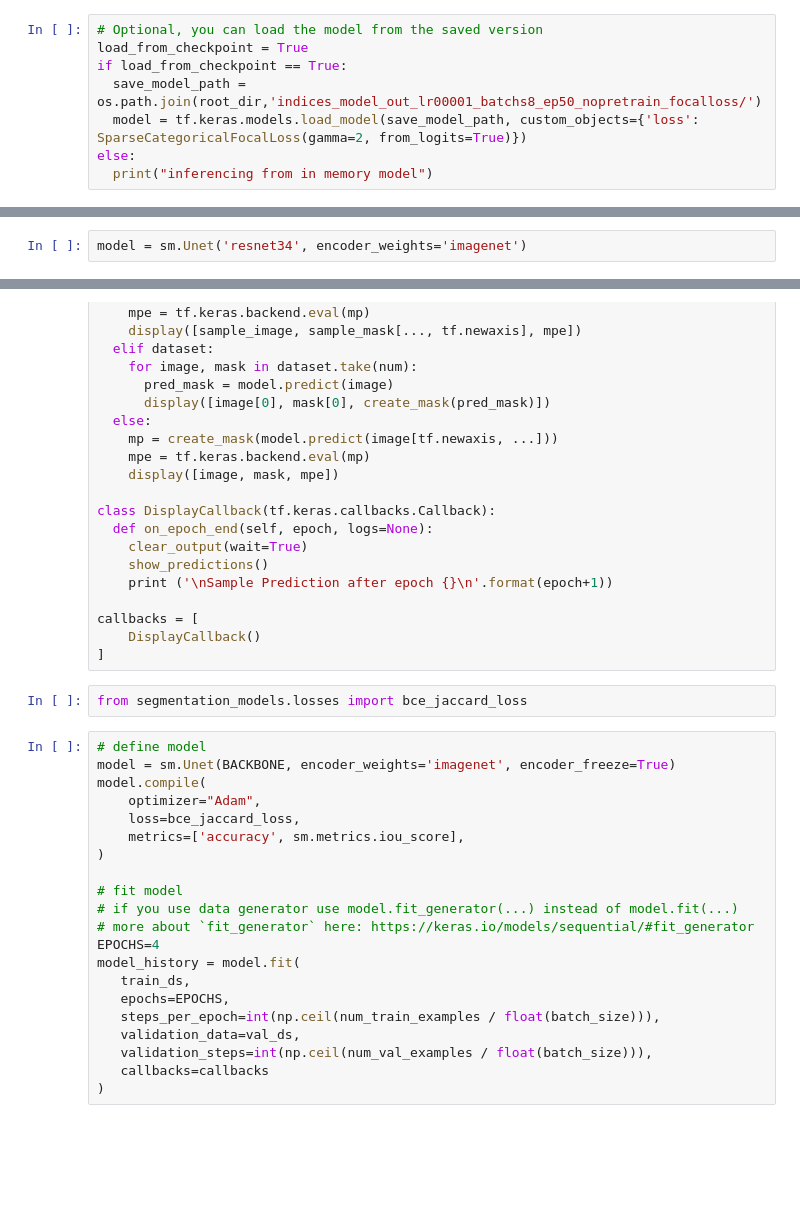
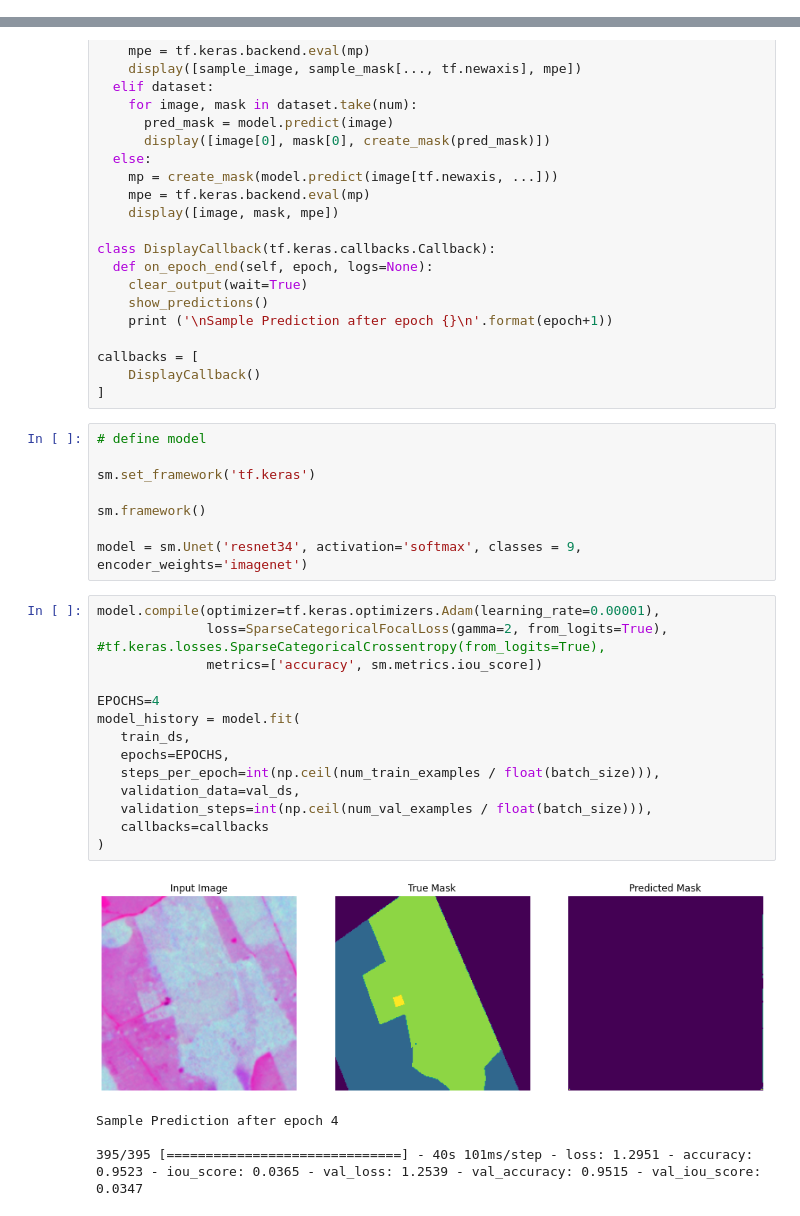
Before and after one commit to developmentseed/servir-amazonia-ml, a Jupyter notebook: ds_book/docs/Lesson5_dealing_with_limited_data.ipynb, the cells around one changed output, grey strips where cells are left out. Cells and saved outputs as stored; diff of their text form; blank space fills up the shorter version.

```diff
--- a/ds_book/docs/Lesson5_dealing_with_limited_data.ipynb
+++ b/ds_book/docs/Lesson5_dealing_with_limited_data.ipynb
@@ -148,8 +190,0 @@ num_test_examples = len(x_test_filenames)
-# %%
-# Optional, you can load the model from the saved version
-load_from_checkpoint = True
-if load_from_checkpoint == True:
-  save_model_path = os.path.join(root_dir,'indices_model_out_lr00001_batchs8_ep50_nopretrain_focalloss/')
-  model = tf.keras.models.load_model(save_model_path, custom_objects={'loss': SparseCategoricalFocalLoss(gamma=2, from_logits=True)})
-else:
-  print("inferencing from in memory model")
@@ -162,2 +190,0 @@ sm.framework()
-# %%
-model = sm.Unet('resnet34', encoder_weights='imagenet')
@@ -321,29 +346,33 @@ class DisplayCallback(tf.keras.callbacks.Callback):
 callbacks = [
     DisplayCallback()
 ]
-# %%
-from segmentation_models.losses import bce_jaccard_loss
+# %%
+# define model
+
+sm.set_framework('tf.keras')
+
+sm.framework()
+
+model = sm.Unet('resnet34', activation='softmax', classes = 9, encoder_weights='imagenet')
 # %%
-# define model
-model = sm.Unet(BACKBONE, encoder_weights='imagenet', encoder_freeze=True)
-model.compile(
-    optimizer="Adam",
-    loss=bce_jaccard_loss,
-    metrics=['accuracy', sm.metrics.iou_score],
-)
+model.compile(optimizer=tf.keras.optimizers.Adam(learning_rate=0.00001),
+              loss=SparseCategoricalFocalLoss(gamma=2, from_logits=True), #tf.keras.losses.SparseCategoricalCrossentropy(from_logits=True),
+              metrics=['accuracy', sm.metrics.iou_score])
 
-# fit model
-# if you use data generator use model.fit_generator(...) instead of model.fit(...)
-# more about `fit_generator` here: https://keras.io/models/sequential/#fit_generator
 EPOCHS=4
 model_history = model.fit(
    train_ds,
    epochs=EPOCHS,
    steps_per_epoch=int(np.ceil(num_train_examples / float(batch_size))),
    validation_data=val_ds,
    validation_steps=int(np.ceil(num_val_examples / float(batch_size))),
    callbacks=callbacks
 )
+# %% [output]
+[figure, added]
+Sample Prediction after epoch 4
+
+395/395 [==============================] - 40s 101ms/step - loss: 1.2951 - accuracy: 0.9523 - iou_score: 0.0365 - val_loss: 1.2539 - val_accuracy: 0.9515 - val_iou_score: 0.0347
 # %%
 loss = model_history.history['loss']
 val_loss = model_history.history['val_loss']
```
Also changed, not shown: parts of 12 cells of this notebook.
